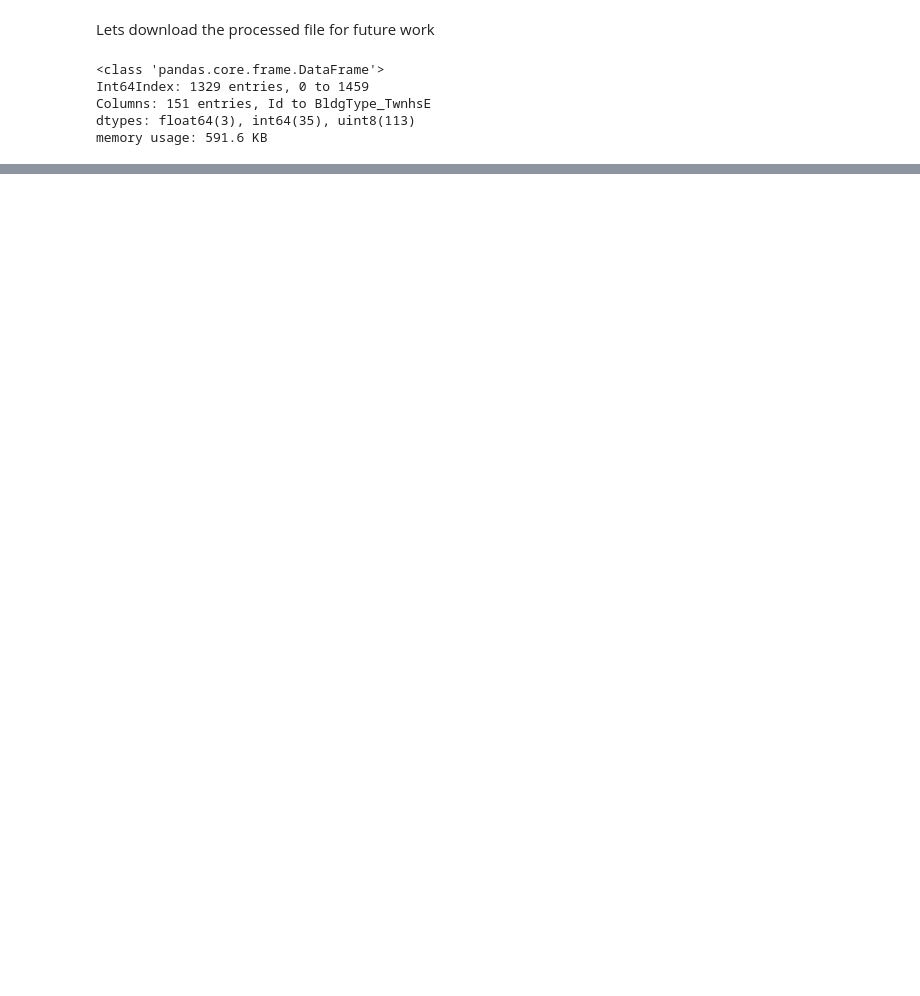
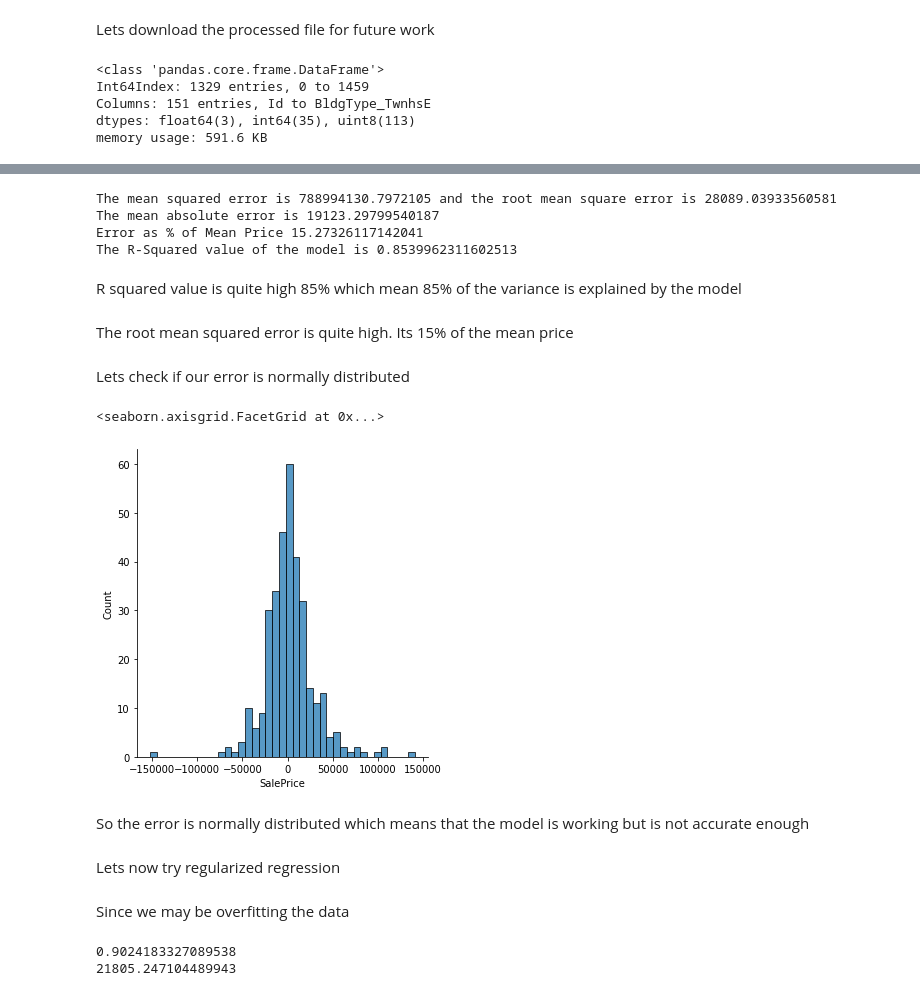
Before and after one commit to janjuatest/Kaggle, a Jupyter notebook: HousingPrices.ipynb, the cells around one changed output, grey strips where cells are left out. Saved outputs shown, nothing was run; the diff lists cells and outputs as text; code cells hidden in the pictures; blank space fills up the shorter version.

```diff
--- a/HousingPrices.ipynb
+++ b/HousingPrices.ipynb
@@ -1303,0 +1474,2 @@ memory usage: 591.6 KB
+# %%
+X_train, X_test, y_train, y_test = train_test_split(X, y, test_size=0.25, random_state=42)
@@ -1303,0 +1478,2 @@ memory usage: 591.6 KB
+# %%
+modelLG.fit(X_train,y_train)
@@ -1303,0 +1482,2 @@ memory usage: 591.6 KB
+# %%
+predictLG=modelLG.predict(X_test)
@@ -1303,0 +1490,30 @@ memory usage: 591.6 KB
+# %%
+mse=mean_squared_error(y_test,predictLG)
+print(f"The mean squared error is {mse} and the root mean square error is {mse**0.5}")
+print(f"The mean absolute error is {mean_absolute_error(y_test,predictLG)}")
+print("Error as % of Mean Price",mse**0.5/df['SalePrice'].mean()*100)
+print(f"The R-Squared value of the model is {r2_score(y_test,predictLG)}")
+# %% [output]
+The mean squared error is 788994130.7972105 and the root mean square error is 28089.03933560581
+The mean absolute error is 19123.29799540187
+Error as % of Mean Price 15.27326117142041
+The R-Squared value of the model is 0.8539962311602513
+# %% [markdown]
+R squared value is quite high 85% which mean 85% of the variance is explained by the model
+# %% [markdown]
+The root mean squared error is quite high. Its 15% of the mean price
+# %% [markdown]
+Lets check if our error is normally distributed
+# %%
+error=y_test-predictLG
+# %%
+sns.displot(error)
+# %% [output]
+<seaborn.axisgrid.FacetGrid at 0x...>
+[figure, added]
+# %% [markdown]
+So the error is normally distributed which means that the model is working but is not accurate enough
+# %% [markdown]
+Lets now try regularized regression
+# %% [markdown]
+Since we may be overfitting the data
@@ -1303,0 +1522,6 @@ memory usage: 591.6 KB
+# %%
+print(r2_score(y_train,predictLGT))
+print(np.sqrt(mean_squared_error(y_train,predictLGT)))
+# %% [output]
+0.9024183327089538
+21805.247104489943
```
Also changed, not shown: parts of 47 cells of this notebook.
